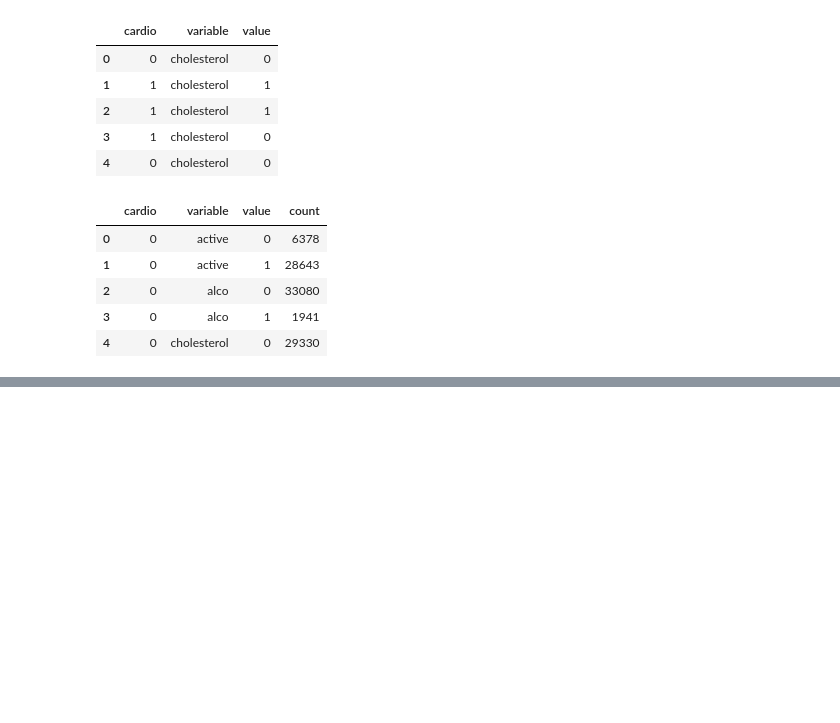
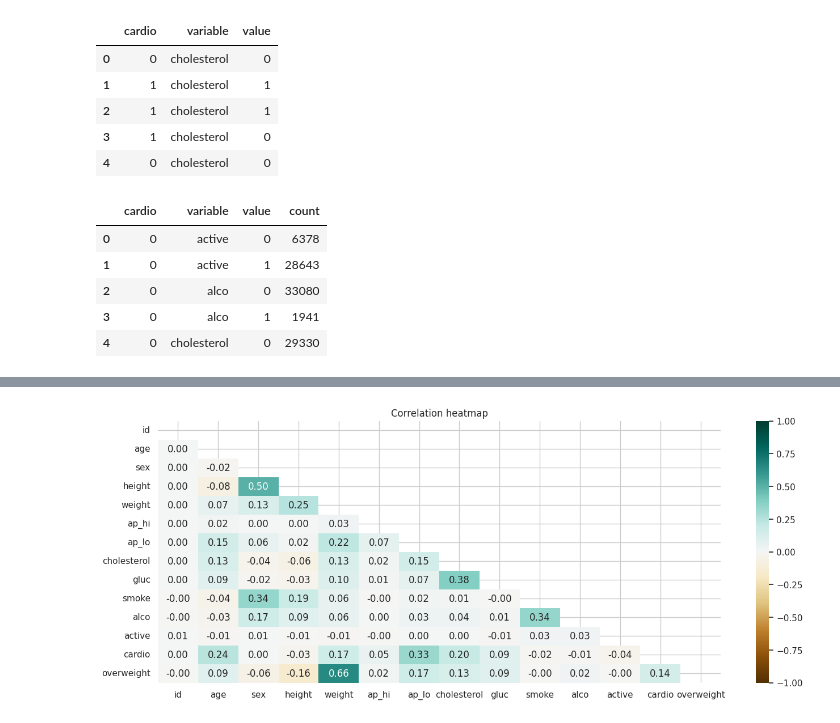
Before and after one commit to kanovotn/freecodecamp-projects, a Jupyter notebook: medical_data_visualizer.ipynb, the cells around one changed output, grey strips where cells are left out. Saved outputs shown, nothing was run; the diff lists cells and outputs as text; code cells hidden in the pictures; blank space fills up the shorter version.

```diff
--- a/medical_data_visualizer.ipynb
+++ b/medical_data_visualizer.ipynb
@@ -99,0 +112,13 @@ def draw_heat_map():
+# %%
+plt.figure(figsize=(16, 6))
+
+# Calculate the correlation matrix
+corr = df_heat.corr()
+# Generate a mask for the upper triangle
+mask = np.triu(np.ones_like(corr, dtype=bool))
+heatmap = sns.heatmap(corr, annot=True, fmt=".2f", cmap='BrBG', mask=mask, vmax=1, vmin=-1)
+heatmap.set_title("Correlation heatmap")
+plt.savefig('heatplot.png')
+plt.show()
+# %% [output]
+[figure, added]
```
Also changed, not shown: parts of 9 cells of this notebook.
